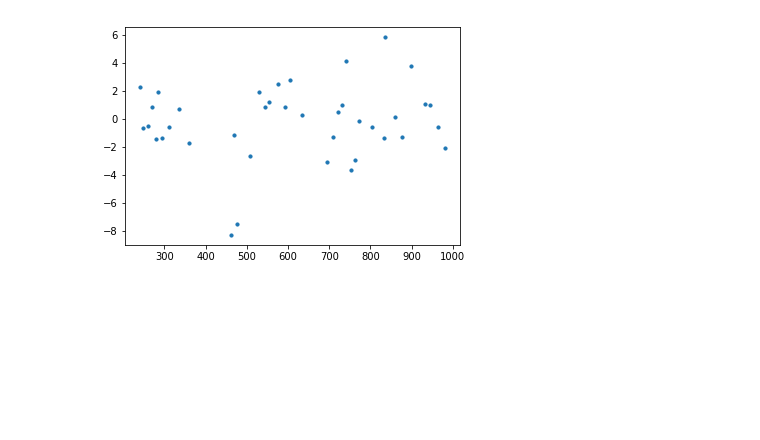
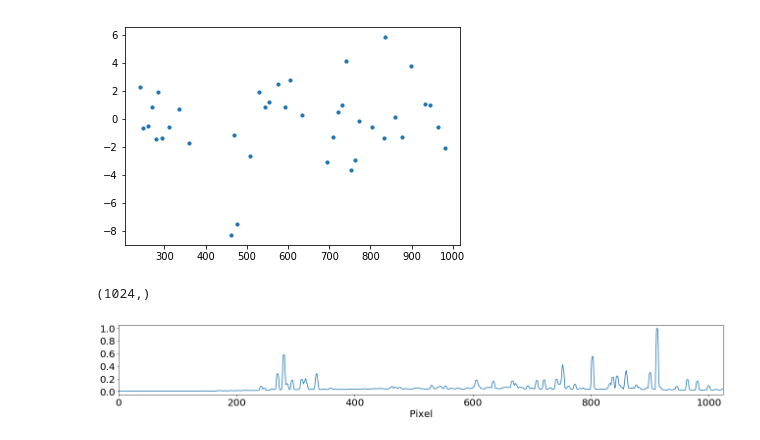
Before and after one commit to jveitchmichaelis/rascal, a Jupyter notebook: examples/Worked example with ground truth.ipynb, the cells around one changed output. Drawn from its saved outputs; the diff is of its cells as text; code cells hidden in the pictures; blank space fills up the shorter version.

```diff
--- a/examples/Worked example with ground truth.ipynb
+++ b/examples/Worked example with ground truth.ipynb
@@ -161,3 +198,19 @@ scatter(peaks, wavelengths-y, s=10)
 # %% [output]
 <matplotlib.collections.PathCollection at 0x...>
 [figure]
+# %%
+spectrum = np.median(fits.open('v_a_20190516_55_1_0_1.fits')[0].data[110:120], axis=0)
+print(spectrum.shape)
+peaks, _ = find_peaks(spectrum, height=800, distance=5, threshold=None)
+
+plt.figure(figsize=(18,3))
+plt.plot(spectrum/spectrum.max())
+plt.xlabel("Pixel", fontsize=20)
+plt.xlim(0,1024)
+plt.xticks(fontsize=20)
+plt.yticks(fontsize=20)
+plt.tight_layout()
+plt.savefig("P10-37_F0.eps")
+# %% [output]
+(1024,)
+[figure, added]
```
Also changed, not shown: parts of 7 cells of this notebook, 6 other files.
